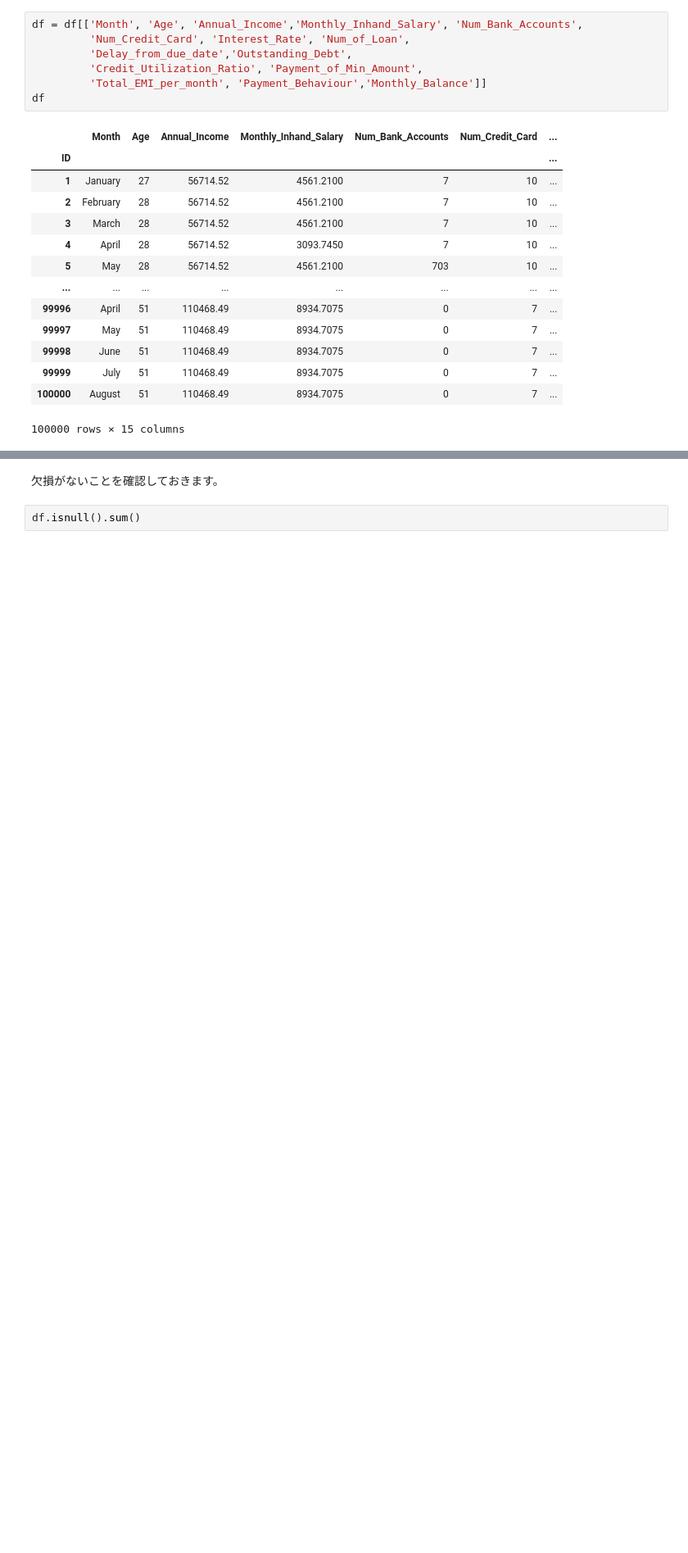
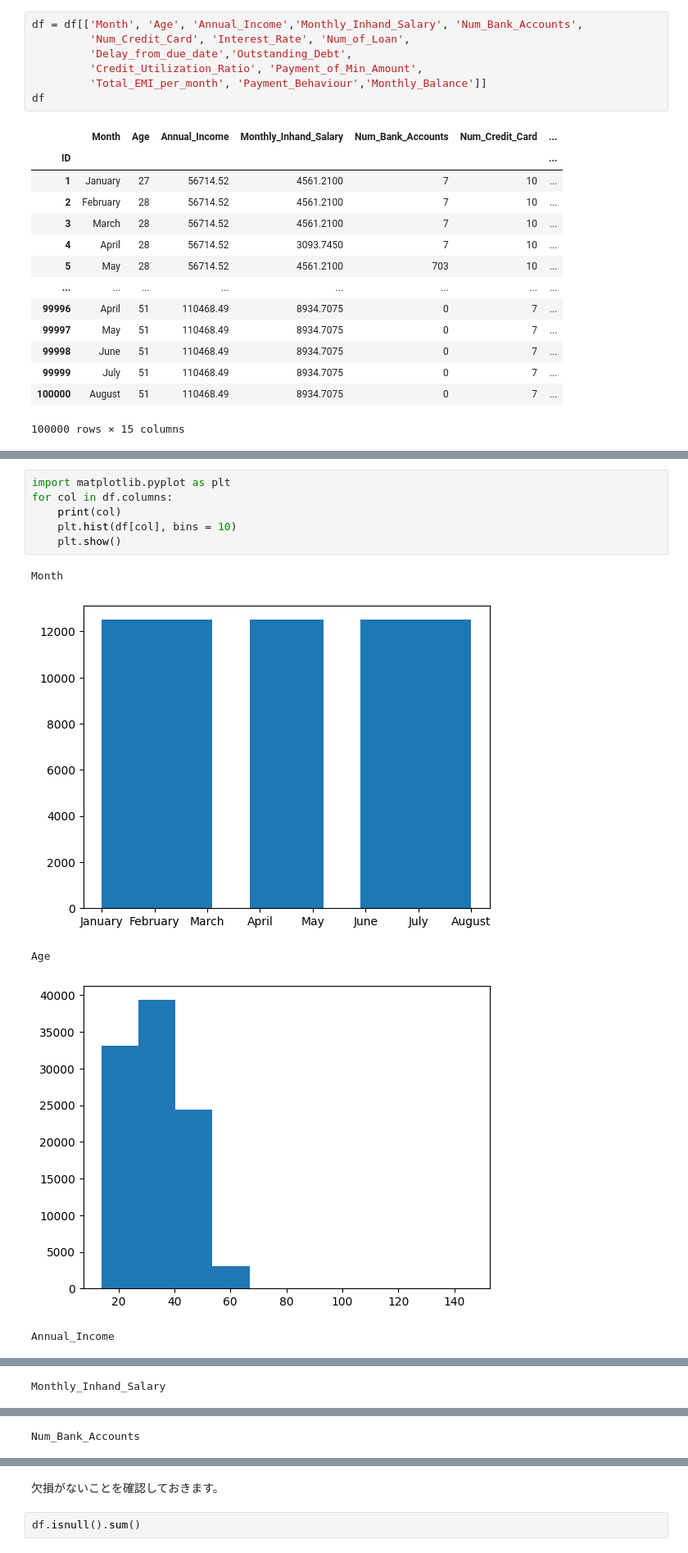
Before and after one commit to masa1357/Credit-Score-Classification-Starter, a Jupyter notebook: credit-score-classification-starter.ipynb, the cells around one changed output, grey strips where cells are left out. Shown at 82% size. Saved outputs shown, nothing was run; the diff lists cells and outputs as text; blank space fills up the shorter version.

```diff
--- a/credit-score-classification-starter.ipynb
+++ b/credit-score-classification-starter.ipynb
@@ -185,0 +216,12 @@ df
+# %%
+import matplotlib.pyplot as plt
+for col in df.columns:
+    print(col)
+    plt.hist(df[col], bins = 10)
+    plt.show()
+# %% [output]
+Month
+[figure, added]
+Age
+[figure, added]
+Annual_Income
@@ -185,0 +229 @@ df
+Monthly_Inhand_Salary
@@ -185,0 +231 @@ df
+Num_Bank_Accounts
```
Also changed, not shown: parts of 20 cells of this notebook, 1 other file.
